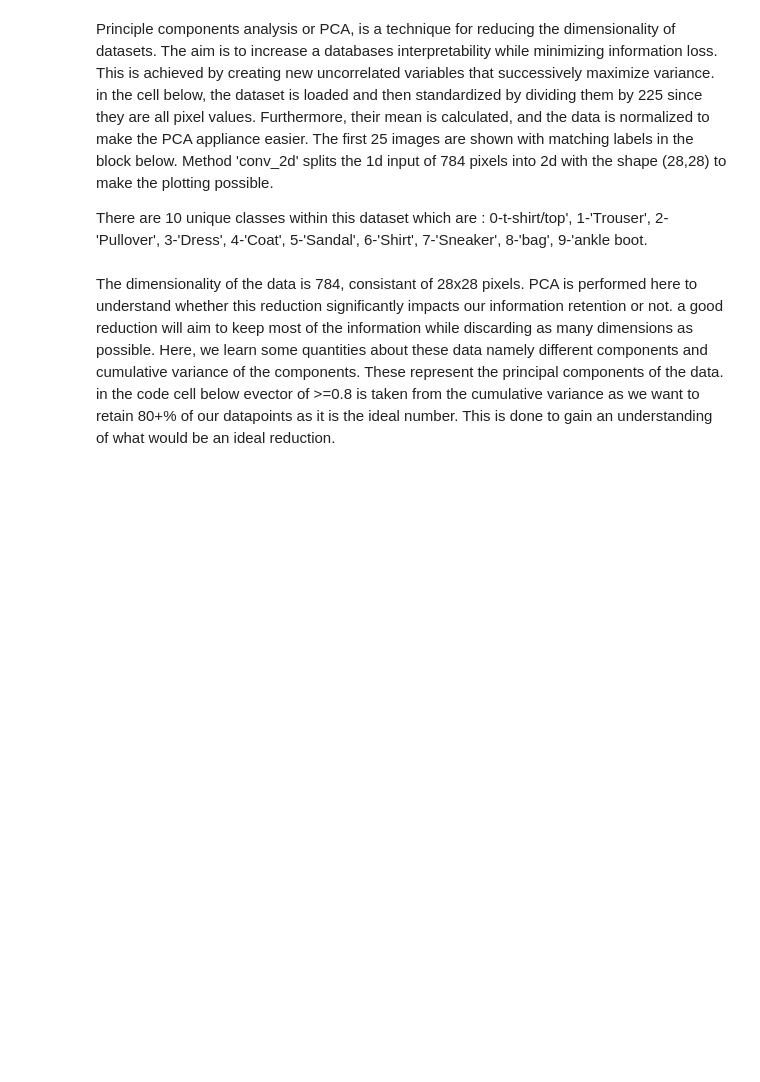
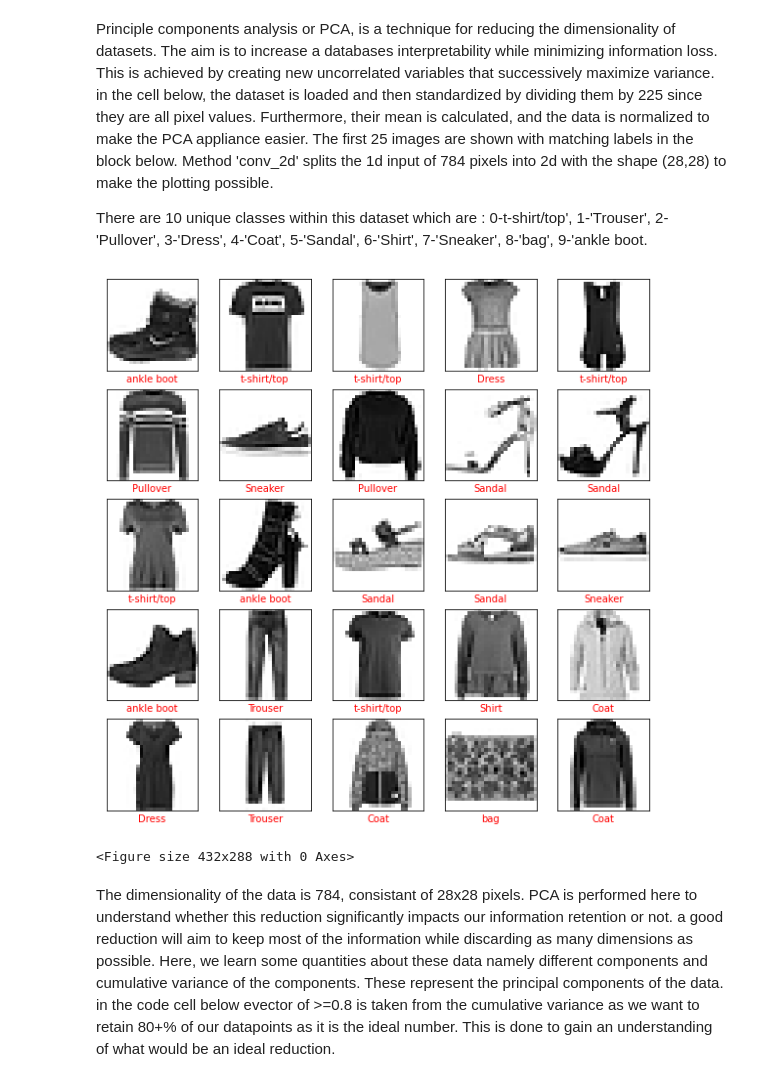
Before and after one commit to RadShiadeh/MLCW, a Jupyter notebook: cw.ipynb, the cells around one changed output. Cells and saved outputs as stored; diff of their text form; code cells hidden in the pictures; blank space fills up the shorter version.

```diff
--- a/cw.ipynb
+++ b/cw.ipynb
@@ -51,35 +59,39 @@ fashion_X_train, train_y_labels = load_mnist('C:/Uni/Year3/MLCW//fashion-mnist/d
 fashion_X_test, test_y_labels = load_mnist('C:/Uni/Year3/MLCW/fashion-mnist/data/fashion', kind='t10k')
 
 class_names = ['t-shirt/top', 'Trouser', 'Pullover', 'Dress', 'Coat', 'Sandal', 'Shirt', 'Sneaker', 'bag', 'ankle boot']
 
 x_train_orig = fashion_X_train
 x_test_orig = fashion_X_test
 #standardization: devided by 255
 x_train_standard = fashion_X_train/255
 x_test_standard = fashion_X_test/255
 
 #normalizing by finding mean and calculating distance from mean
 train_mean = np.mean(x_train_standard)
 test_mean = np.mean(x_test_standard)
 
 train_normal = x_train_standard - train_mean
 test_normal = x_test_standard - test_mean
 
 def conv_2d(matrix):
     for x in matrix:
         matrix = np.reshape(matrix, (28,28))
     return matrix
 
-plt.figure(figsize=(7,7))
+plt.figure(figsize=(10,10))
 for i in range(25):
     plt.subplot(5,5,i+1)
     plt.xticks([])
     plt.yticks([])
     plt.grid(False)
     train_images = conv_2d(fashion_X_train[i])
     plt.imshow(train_images, cmap=plt.cm.binary)
-    plt.xlabel(class_names[train_y_labels[i]])
+    plt.xlabel(class_names[train_y_labels[i]], c='red')
 plt.show()
+plt.savefig('first25ImagesOfFashion')
+# %% [output]
+[figure, added]
+<Figure size 432x288 with 0 Axes>
 # %% [markdown]
 The dimensionality of the data is 784, consistant of 28x28 pixels. PCA is performed here to understand whether this reduction significantly impacts our information retention or not. a good reduction will aim to keep most of the information while discarding as many dimensions as possible. Here, we learn some quantities about these data namely different components and cumulative variance of the components. These represent the principal components of the data. in the code cell below evector of >=0.8 is taken from the cumulative variance as we want to retain 80+% of our datapoints as it is the ideal number. This is done to gain an understanding of what would be an ideal reduction.
 # %%
```
Also changed, not shown: parts of 36 cells of this notebook.
